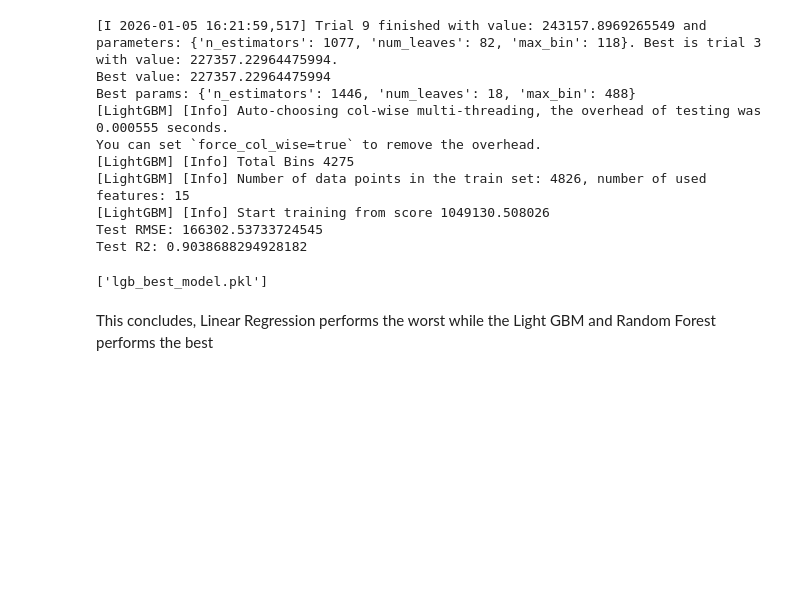
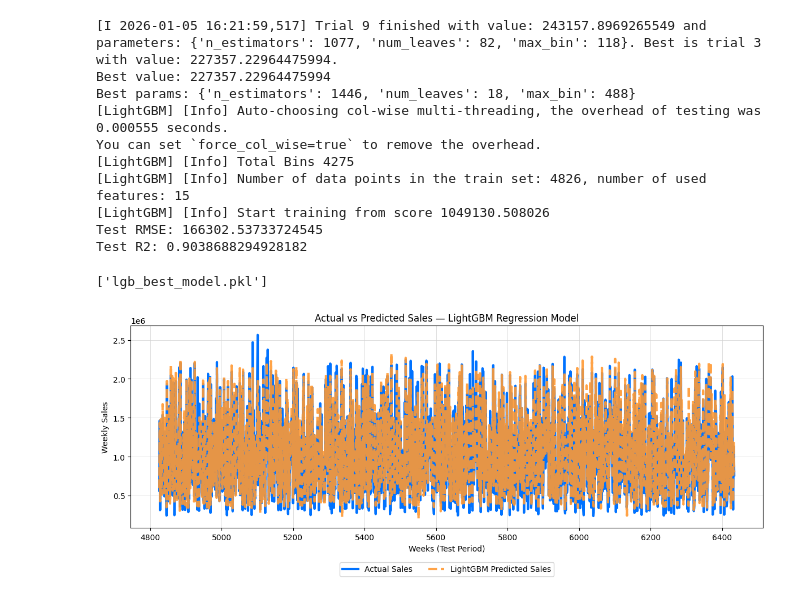
Before and after one commit to Skywalker1080/Walmart-Weekly-Sales, a Jupyter notebook: notebooks/model_training.ipynb, the cells around one changed output. Cells and saved outputs as stored; diff of their text form; code cells hidden in the pictures; blank space fills up the shorter version.

```diff
--- a/notebooks/model_training.ipynb
+++ b/notebooks/model_training.ipynb
@@ -189,5 +191,31 @@ You can set `force_col_wise=true` to remove the overhead.
 Test RMSE: 166302.53733724545
 Test R2: 0.9038688294928182
 ['lgb_best_model.pkl']
-# %% [markdown]
-This concludes, Linear Regression performs the worst while the Light GBM and Random Forest performs the best
+# %%
+import matplotlib.pyplot as plt
+import numpy as np
+
+# Use the Series index if available (keeps real dates/weeks on x-axis)
+x = y_test.index if hasattr(y_test, "index") else np.arange(len(y_test))
+
+fig, ax = plt.subplots(figsize=(12, 5))
+fig.patch.set_facecolor("white")
+ax.set_facecolor("white")
+
+ax.plot(x, y_test.values, label="Actual Sales",
+        color="#0072ff", linewidth=3)
+ax.plot(x, y_pred, label="LightGBM Predicted Sales",
+        color="#FF9933", linewidth=3, linestyle="--", alpha=0.9)
+
+ax.set_title("Actual vs Predicted Sales — LightGBM Regression Model")
+ax.set_xlabel("Weeks (Test Period)")
+ax.set_ylabel("Weekly Sales")
+
+# place legend centered below the plot (similar to the Plotly layout)
+ax.legend(loc="upper center", bbox_to_anchor=(0.5, -0.15), ncol=2)
+
+ax.grid(True, color="lightgrey", linewidth=0.5)
+plt.tight_layout()
+plt.show()
+# %% [output]
+[figure, added]
```
Also changed, not shown: parts of 3 cells of this notebook, 4 other files.
